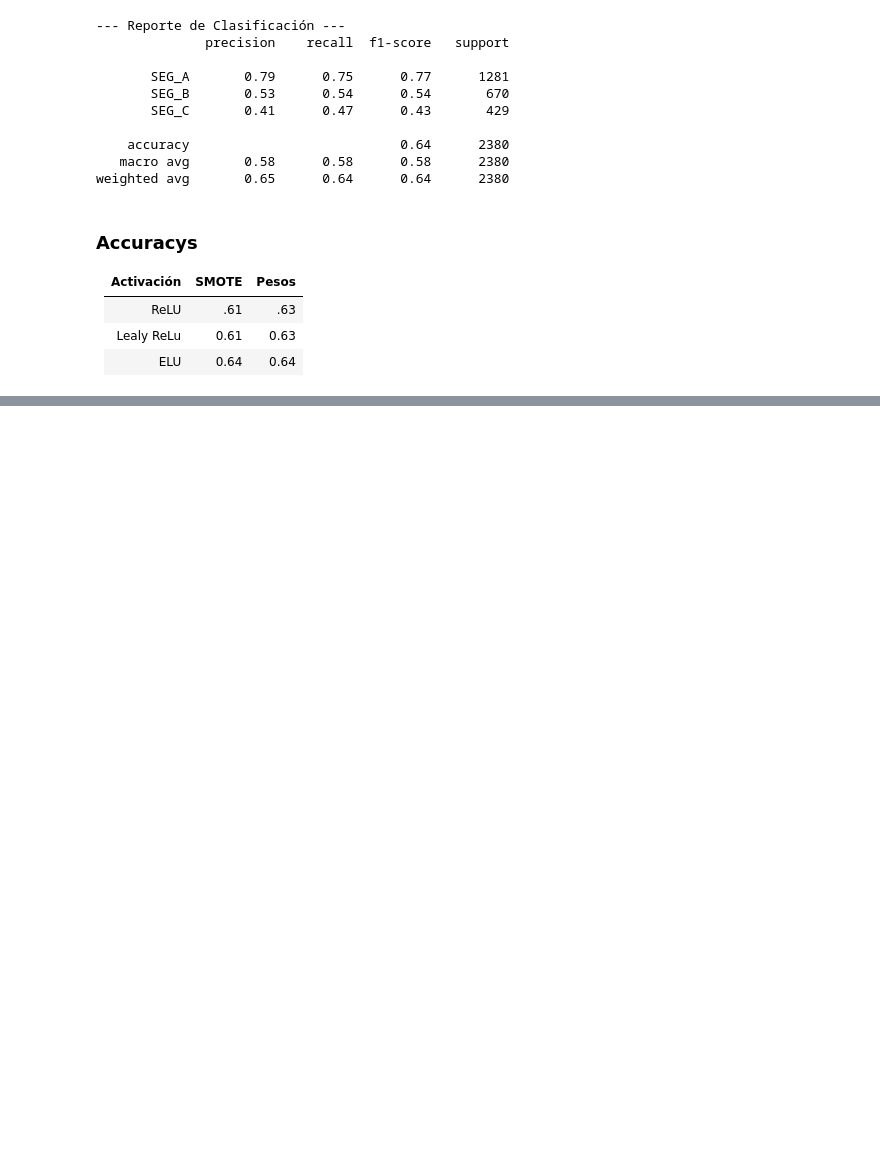
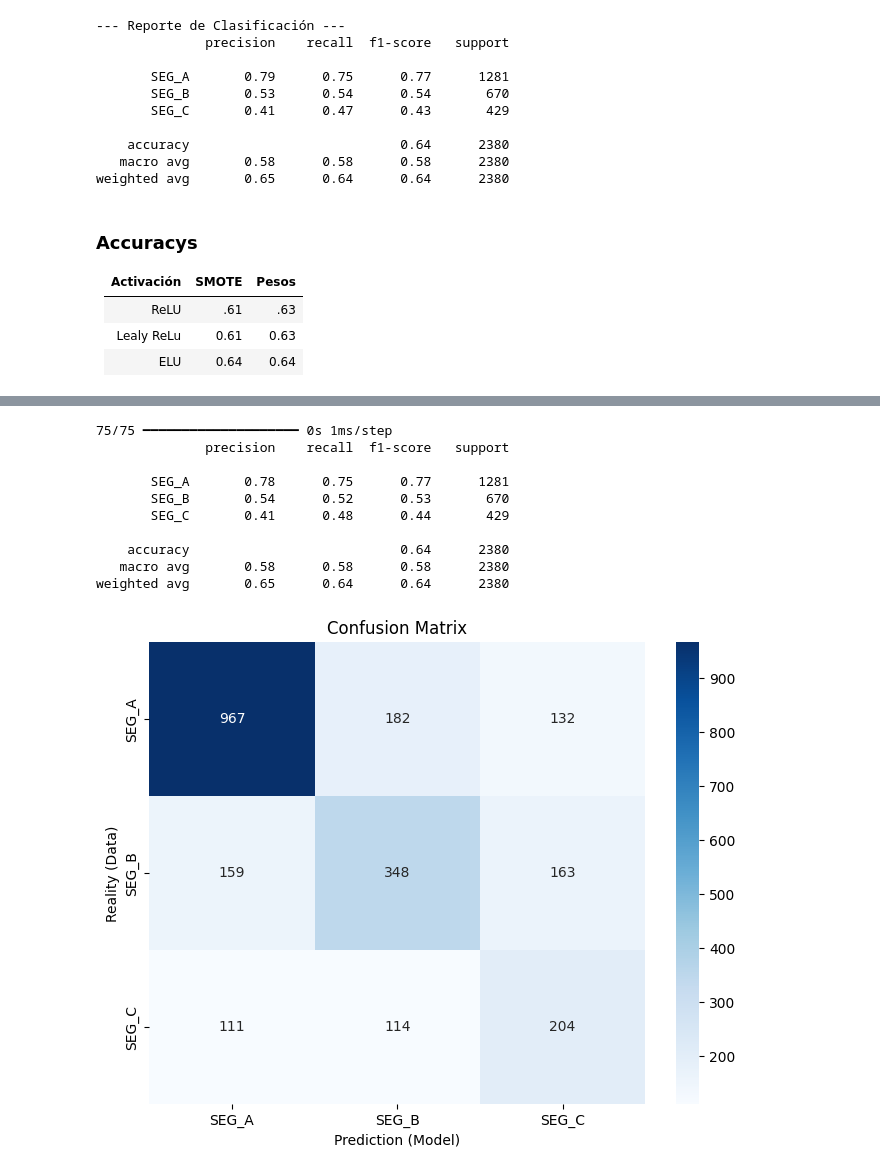
Before and after one commit to 4dr14nL0935/Pfizer-Clustering-Project, a Jupyter notebook: nn.ipynb, the cells around one changed output, grey strips where cells are left out. Saved outputs shown, nothing was run; the diff lists cells and outputs as text; code cells hidden in the pictures; blank space fills up the shorter version.

```diff
--- a/nn.ipynb
+++ b/nn.ipynb
@@ -894,0 +1300,8 @@ weighted avg       0.65      0.64      0.64      2380
+# %%
+history = model.fit(
+    X_train_resampled, y_train_encoded,
+    epochs=50,             # Cuántas vueltas dará a los datos
+    batch_size=32,         # Cuántos doctores procesa antes de actualizar pesos
+    validation_data=(X_test_scaled, y_test_encoded), # Validamos con datos reales, no SMOTE
+    verbose=1
+)
@@ -894,0 +1326,33 @@ weighted avg       0.65      0.64      0.64      2380
+# %%
+import matplotlib.pyplot as plt
+import seaborn as sns
+from sklearn.metrics import confusion_matrix, classification_report
+
+# 1. Hacer predicciones con los datos de prueba (reales)
+y_pred_probs = model.predict(X_test_scaled)
+y_pred = y_pred_probs.argmax(axis=1) # Convertir probabilidades a la clase con mayor valor
+
+# 2. Generar el reporte de métricas
+print(classification_report(y_test_encoded, y_pred, target_names=encoder.classes_))
+
+# 3. Graficar la Matriz de Confusión
+cm = confusion_matrix(y_test_encoded, y_pred)
+plt.figure(figsize=(8,6))
+sns.heatmap(cm, annot=True, fmt='d', cmap='Blues',
+            xticklabels=encoder.classes_, yticklabels=encoder.classes_)
+plt.xlabel('Prediction (Model)')
+plt.ylabel('Reality (Data)')
+plt.title('Confusion Matrix')
+plt.show()
+# %% [output]
+75/75 ━━━━━━━━━━━━━━━━━━━━ 0s 1ms/step
+              precision    recall  f1-score   support
+
+       SEG_A       0.78      0.75      0.77      1281
+       SEG_B       0.54      0.52      0.53       670
+       SEG_C       0.41      0.48      0.44       429
+
+    accuracy                           0.64      2380
+   macro avg       0.58      0.58      0.58      2380
+weighted avg       0.65      0.64      0.64      2380
+[figure, added]
```
Also changed, not shown: parts of 13 cells of this notebook, 4 other files.
